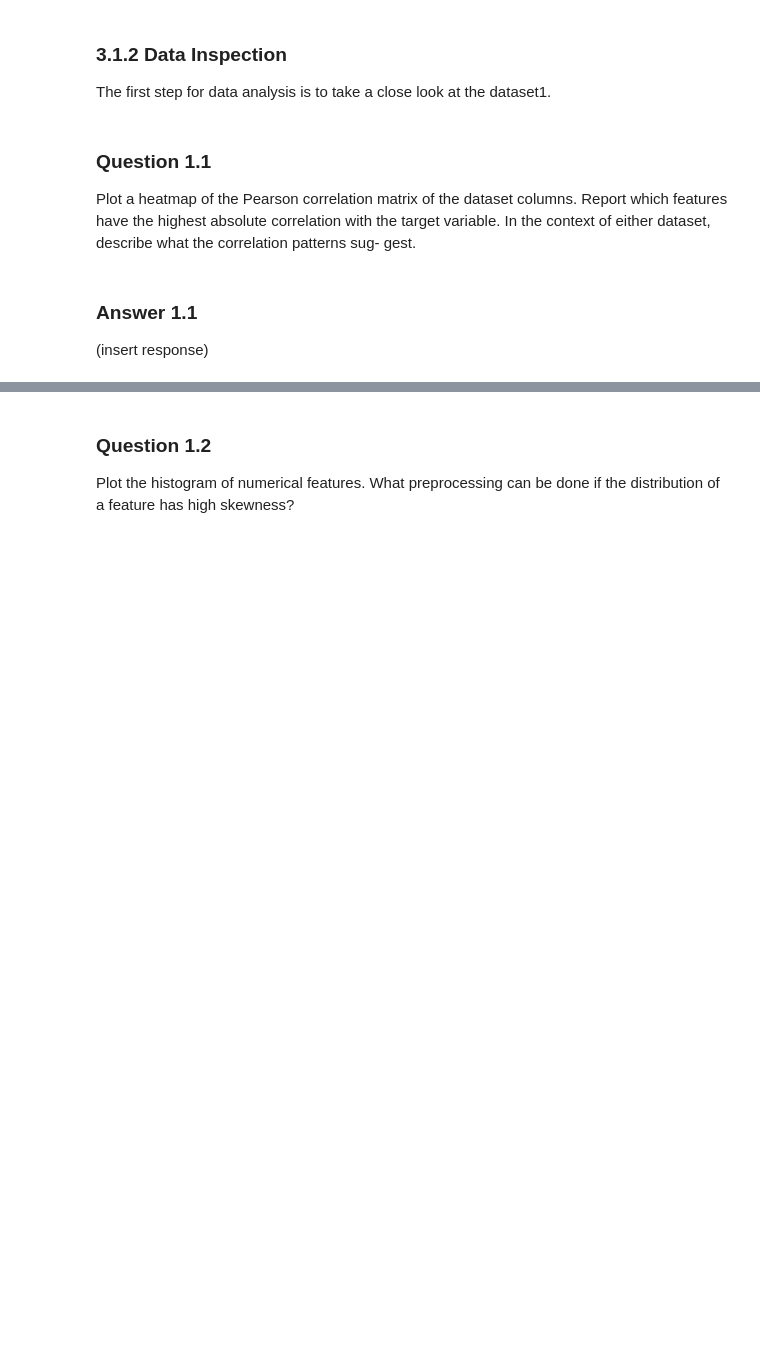
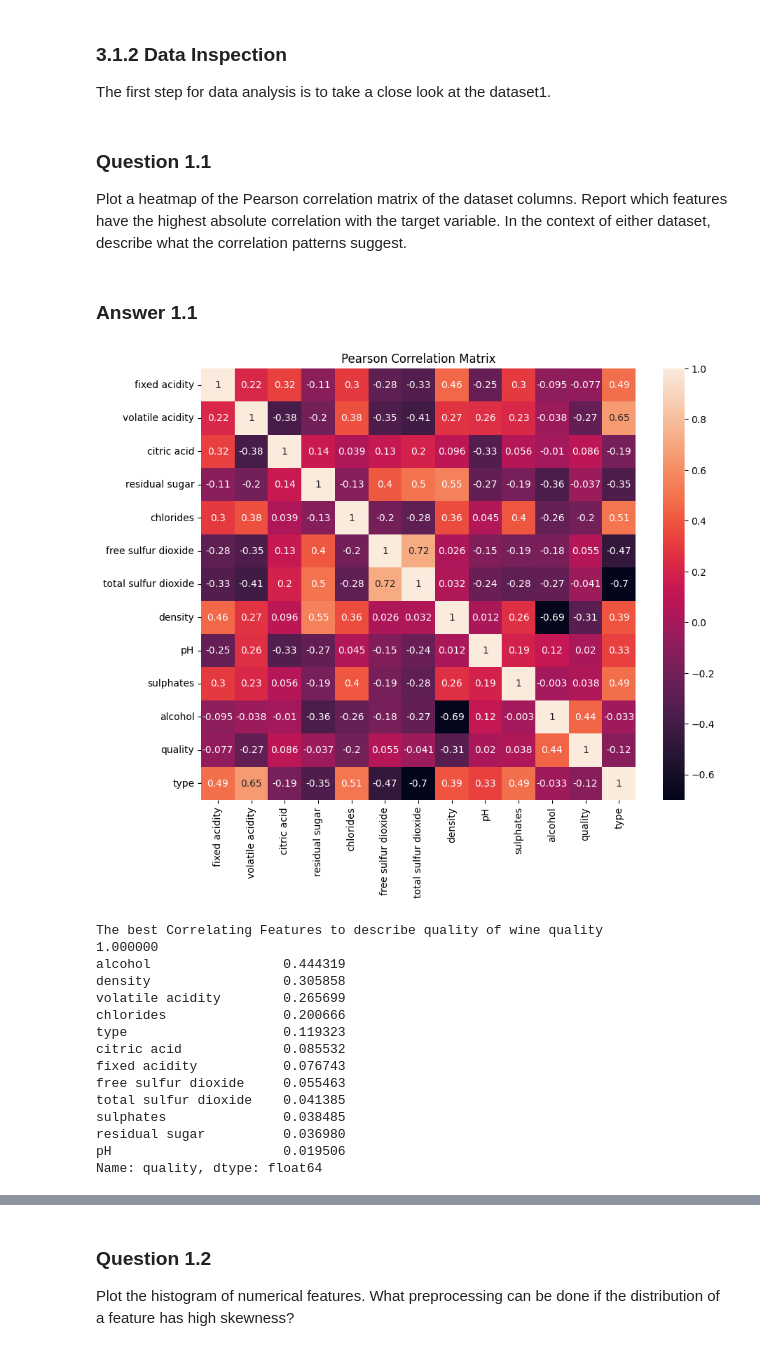
Before and after one commit to kbaseba/219, a Jupyter notebook: Project_4/project_4_code_part_1.ipynb, the cells around one changed output, grey strips where cells are left out. Drawn from its saved outputs; the diff is of its cells as text; code cells hidden in the pictures; blank space fills up the shorter version.

```diff
--- a/Project_4/project_4_code_part_1.ipynb
+++ b/Project_4/project_4_code_part_1.ipynb
@@ -20,0 +33,7 @@ UCLA, Department of ECE
+# %%
+drive.mount('/content/drive')
+file_path_wine_red = "/content/drive/MyDrive/wine_quality/winequality-red.csv"
+file_path_wine_white = "/content/drive/MyDrive/wine_quality/winequality-white.csv"
+
+# file_path_wine_red = "./wine_quality/winequality-red.csv"
+# file_path_wine_white = "./wine_quality/winequality-white.csv"
@@ -32,0 +52,8 @@ You should take steps in section 3 on either one of the following datasets.
+# %%
+data_red = pd.read_csv(file_path_wine_red, delimiter=';')
+data_white = pd.read_csv(file_path_wine_white, delimiter=';')
+
+data_red['type'] = 1
+data_white['type'] = 0
+data = pd.concat([data_red, data_white], ignore_index=True)
+print(data.head())
@@ -53,6 +101,4 @@ The first step for data analysis is to take a close look at the dataset1.
 # %% [markdown]
 ### Question 1.1
 Plot a heatmap of the Pearson correlation matrix of the dataset columns. Report
-which features have the highest absolute correlation with the target variable. In
-the context of either dataset, describe what the correlation patterns sug-
-gest.
+which features have the highest absolute correlation with the target variable. In the context of either dataset, describe what the correlation patterns suggest.
@@ -61,3 +105,30 @@ gest.
 # %% [markdown]
 ### Answer 1.1
-(insert response)
+# %%
+# code for 1.1
+corr_matrix= data.corr()
+
+plt.figure(figsize=(10, 8))
+sns.heatmap(corr_matrix, annot=True)
+plt.title("Pearson Correlation Matrix")
+plt.show()
+
+best_corr_red = corr_matrix['quality'].abs().sort_values(ascending=False)
+
+print("The best Correlating Features to describe quality of wine", best_corr_red)
+# %% [output]
+[figure, added]
+The best Correlating Features to describe quality of wine quality                 1.000000
+alcohol                 0.444319
+density                 0.305858
+volatile acidity        0.265699
+chlorides               0.200666
+type                    0.119323
+citric acid             0.085532
+fixed acidity           0.076743
+free sulfur dioxide     0.055463
+total sulfur dioxide    0.041385
+sulphates               0.038485
+residual sugar          0.036980
+pH                      0.019506
+Name: quality, dtype: float64
```
Also changed, not shown: parts of 85 cells of this notebook, 5 other files.
